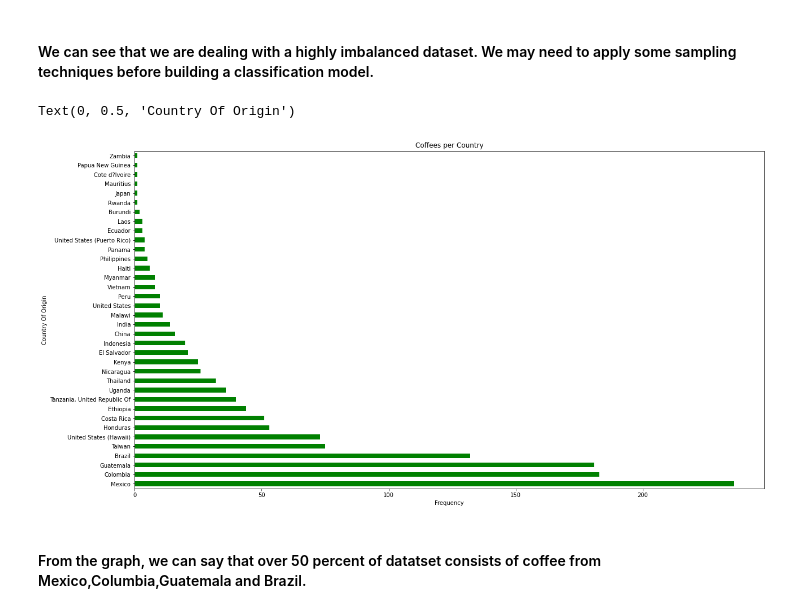
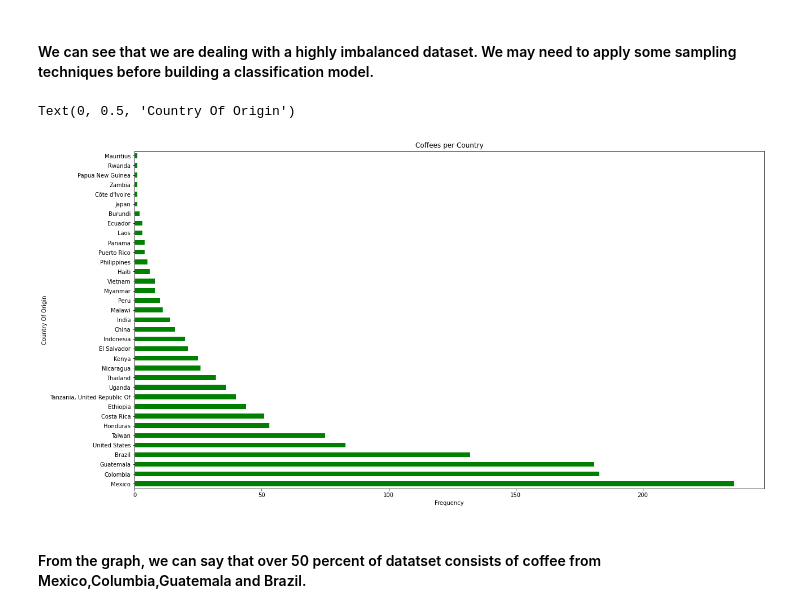
Before and after one commit to UjwalKavalipati/Coffee-Classification-Challenge, a Jupyter notebook: Coffee Classification-Copy1.ipynb, the cells around one changed output. Cells and saved outputs as stored; diff of their text form; code cells hidden in the pictures.

Commit message:
Trying more things with data cleaning and visualising.

```diff
--- a/Coffee Classification-Copy1.ipynb
+++ b/Coffee Classification-Copy1.ipynb
@@ -67,16 +72,20 @@ Text(0, 0.5, 'Frequency')
 # %% [markdown]
 #### We can see that we are dealing with a highly imbalanced dataset. We may need to apply some sampling techniques before building a classification model.
 # %%
+#change the country name of Coted?Ivoire to Côte d'Ivoire
+df['Country.of.Origin'] = df['Country.of.Origin'].replace('Cote d?Ivoire',"Côte d'Ivoire")
+df['Country.of.Origin'] = df['Country.of.Origin'].replace('United States (Hawaii)','United States')
+df['Country.of.Origin'] = df['Country.of.Origin'].replace('United States (Puerto Rico)','Puerto Rico')
 #plot the countries of origin
 plt.rcParams["figure.figsize"] = (20,11)
 df['Country.of.Origin'].value_counts().plot(kind='barh',color='green')
 plt.title('Coffees per Country')
 
 plt.xlabel("Frequency")
 
 plt.ylabel("Country Of Origin")
 # %% [output]
 Text(0, 0.5, 'Country Of Origin')
-[figure, old version]
+[figure, new version]
 # %% [markdown]
 #### From the graph, we can say that over 50 percent of datatset consists of coffee from Mexico,Columbia,Guatemala and Brazil.
```
Also changed, not shown: parts of 39 cells of this notebook, 2 other files.
